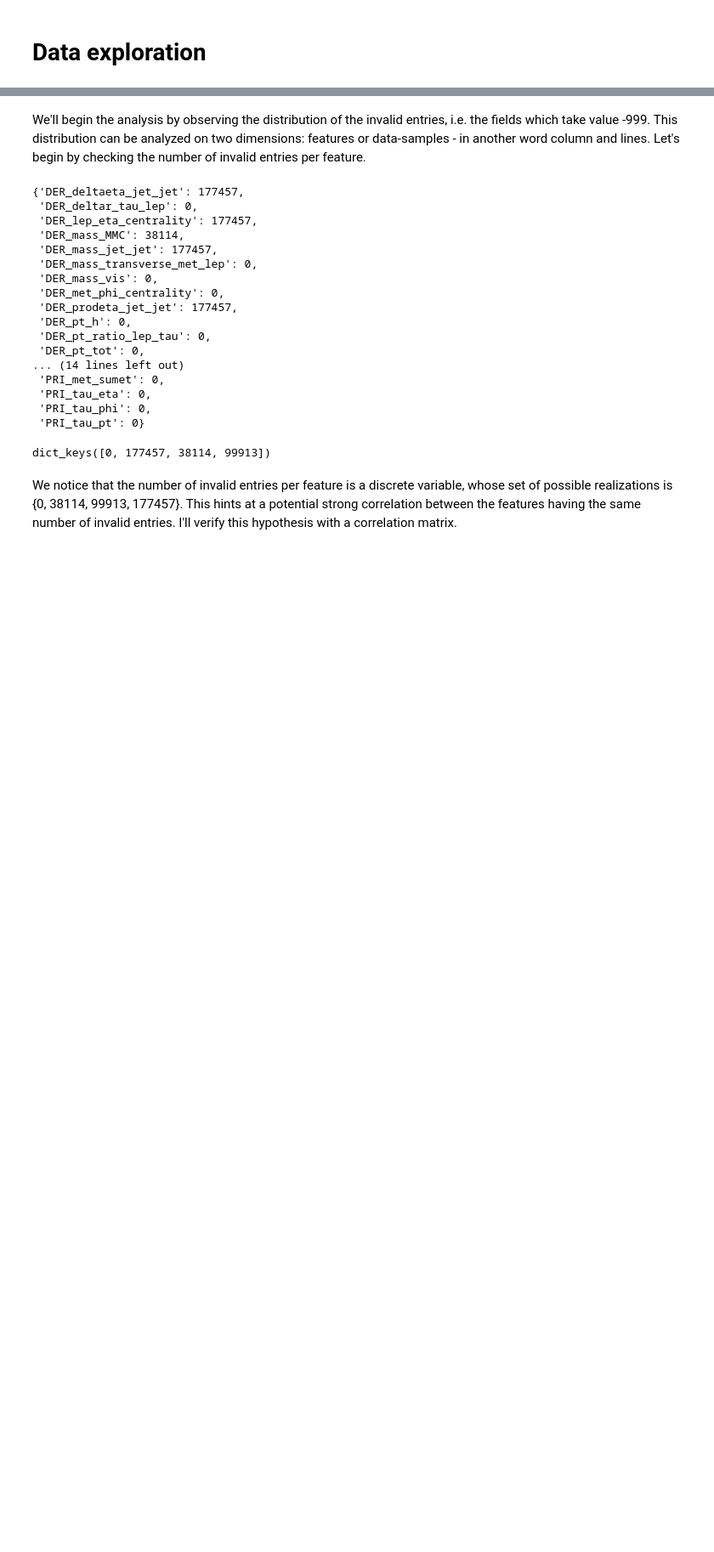
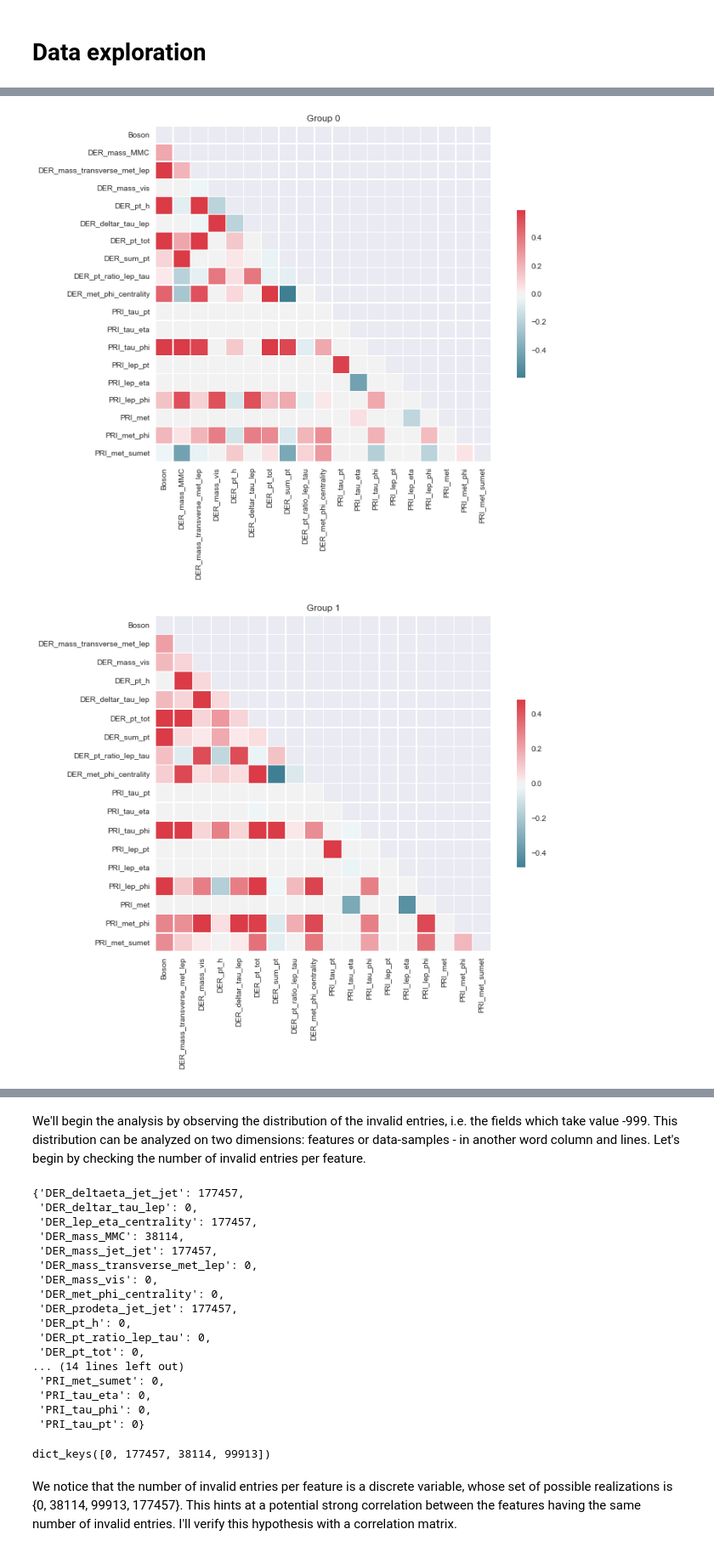
Before and after one commit to inverniz/ML_project, a Jupyter notebook: scripts/Exploratory Data Analysis.ipynb, the cells around one changed output, grey strips where cells are left out. Shown at 85% size. Drawn from its saved outputs; the diff is of its cells as text; code cells hidden in the pictures; blank space fills up the shorter version.

```diff
--- a/scripts/Exploratory Data Analysis.ipynb
+++ b/scripts/Exploratory Data Analysis.ipynb
@@ -27,0 +100,11 @@ dimensionality = x.shape[1]
+# %%
+fig_size = plt.rcParams["figure.figsize"]
+plt.rcParams["figure.figsize"] = [12.0,8.0]
+for i in range(6):
+    plt.figure(i)
+    correlation(*get_group(x , y, i, True))
+    plt.title('Group ' + str(i))
+plt.rcParams["figure.figsize"] = fig_size
+# %% [output]
+[figure, added]
+[figure, added]
```
Also changed, not shown: parts of 11 cells of this notebook, 2 other files.
